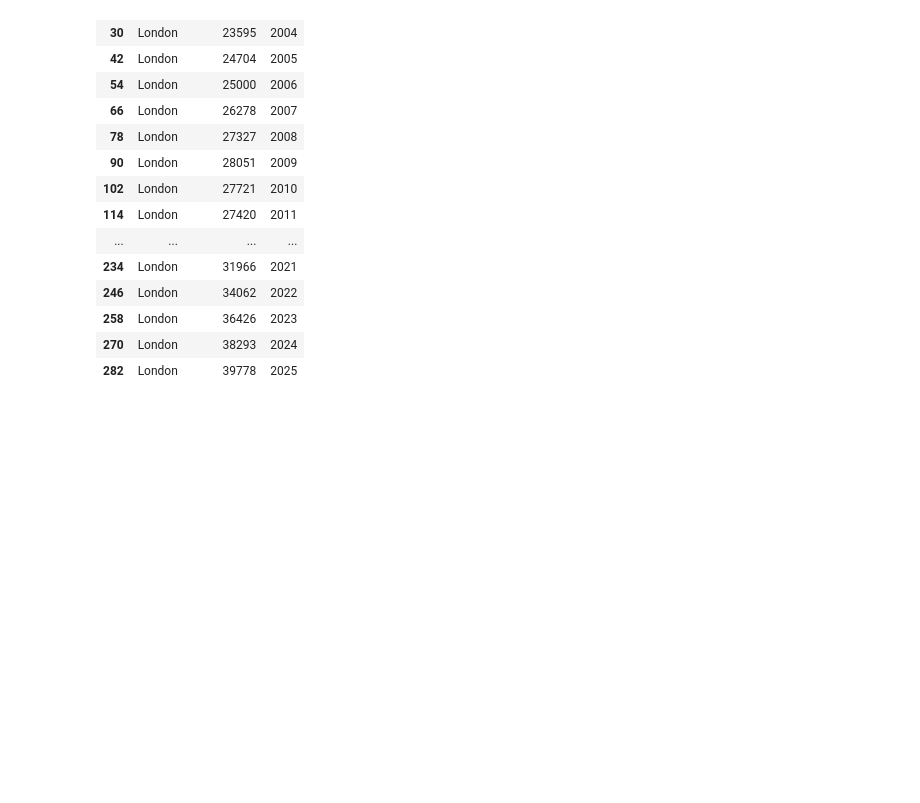
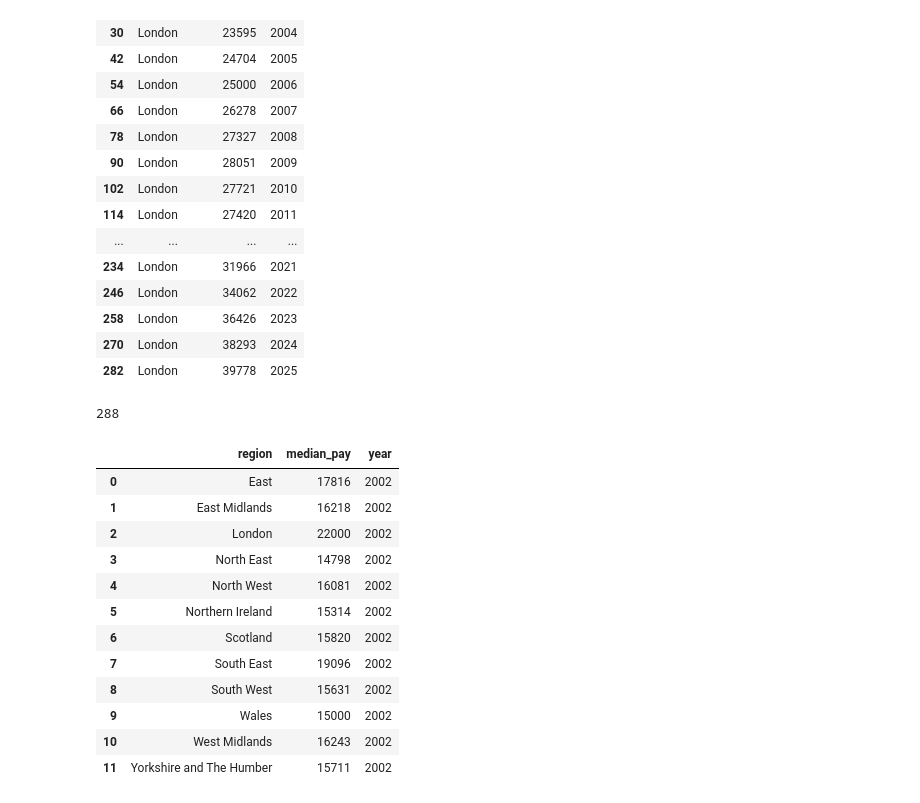
Before and after one commit to Sahil-Sapare/uk-housing-analytics, a Jupyter notebook: notebooks/exploration.ipynb, the cells around one changed output. Drawn from its saved outputs; the diff is of its cells as text; code cells hidden in the pictures; blank space fills up the shorter version.

Commit message:
Added the exploration table into Postgres

```diff
--- a/notebooks/exploration.ipynb
+++ b/notebooks/exploration.ipynb
@@ -310,3 +310,23 @@ earnings[earnings['region'] == 'London'].sort_values('year')
 | 258 | London | 36426 | 2023 |
 | 270 | London | 38293 | 2024 |
 | 282 | London | 39778 | 2025 |
+# %%
+earnings.to_sql('earnings', engine, if_exists='replace', index = False)
+# %% [output]
+288
+# %%
+pd.read_sql('SELECT * FROM earnings ORDER BY YEAR, region LIMIT 12;', engine)
+# %% [output]
+|  | region | median_pay | year |
+| 0 | East | 17816 | 2002 |
+| 1 | East Midlands | 16218 | 2002 |
+| 2 | London | 22000 | 2002 |
+| 3 | North East | 14798 | 2002 |
+| 4 | North West | 16081 | 2002 |
+| 5 | Northern Ireland | 15314 | 2002 |
+| 6 | Scotland | 15820 | 2002 |
+| 7 | South East | 19096 | 2002 |
+| 8 | South West | 15631 | 2002 |
+| 9 | Wales | 15000 | 2002 |
+| 10 | West Midlands | 16243 | 2002 |
+| 11 | Yorkshire and The Humber | 15711 | 2002 |
```
